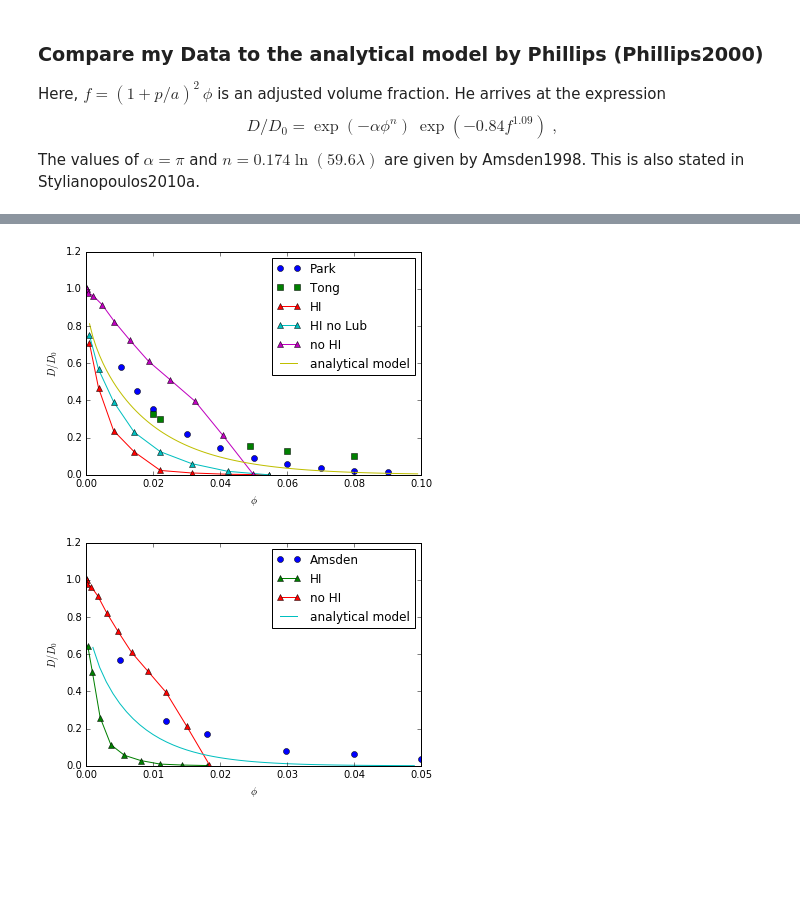
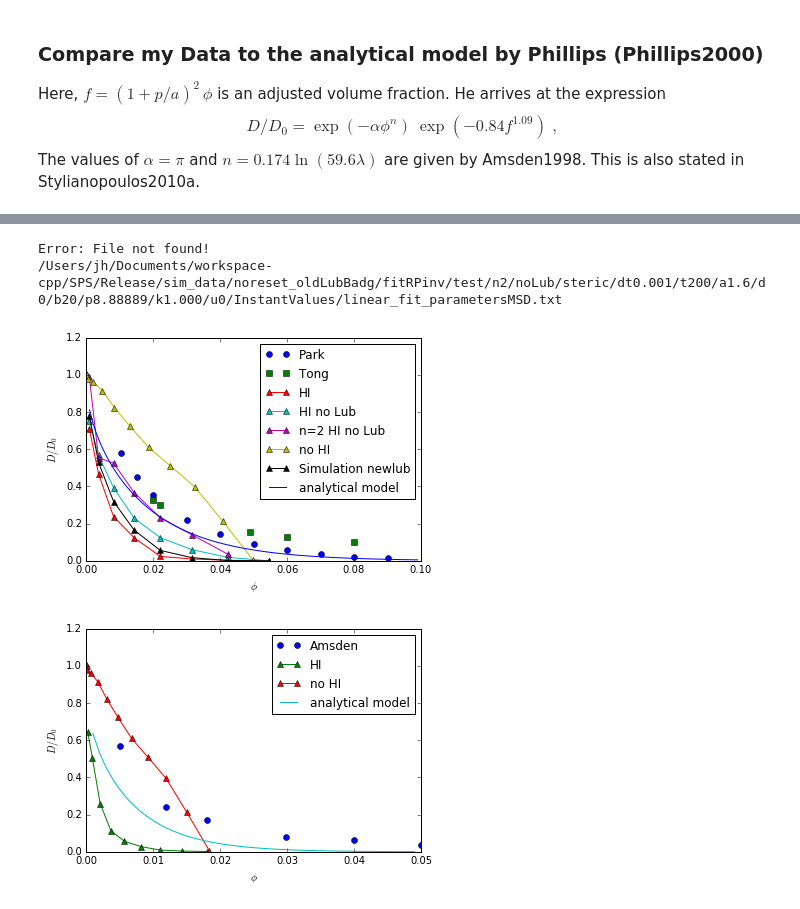
Before and after one commit to JohannHansing/iPythonNB, a Jupyter notebook: HIforBD/ExperimentalData.ipynb, the cells around one changed output, grey strips where cells are left out. Cells and saved outputs as stored; diff of their text form; code cells hidden in the pictures; blank space fills up the shorter version.

```diff
--- a/HIforBD/ExperimentalData.ipynb
+++ b/HIforBD/ExperimentalData.ipynb
@@ -21,7 +21,7 @@ def pltPrintPar():
 rootTP="/home/johann/Remote/imac"
 rootTP2="/home/johann/Remote2"
 rootMAC="/Users/jh"
-root=rootTP2
+root=rootMAC
 # %%
 def plotdataArr(dataArray,xlabel,lineArr,lineParam='',title='',linestyles='',setlog='',legendloc='upper center'):
     # color stuff: http://stackoverflow.com/questions/4971269/how-to-pick-a-new-color-for-each-plotted-line-within-a-figure-in-matplotlib
@@ -114,10 +114,13 @@ def getDataFile(fileName):
 #                 if str(lines[1]) != 'x':
 #                     JasonCionRep.append(lines[0:4])
 # %%
-def getSimDataDop(aArr,aop,dt='0.001',trigger='',newlub=False):
-    folder= root + "/Documents/workspace-cpp/SPS/Release/sim_data/noreset/fitRPinv/"+trigger+"/dt"+dt+"/t200"
+def getSimDataDop(aArr,aop,dt='0.001',trigger='',newlub=False,n=1):
+    folder= root + "/Documents/workspace-cpp/SPS/Release/sim_data/noreset_oldLubBadg/fitRPinv/"+trigger+"/dt"+dt+"/t200"
     if newlub == True:
-        folder= root + "/Documents/workspace-cpp/SPS/Release/sim_data/newlub/noreset/fitRPinv/"+trigger+"/dt"+dt+"/t200"
+        folder= root + "/Documents/workspace-cpp/SPS/Release/sim_data/noreset/fitRPinv/"+trigger+"/dt"+dt+"/t200"
+    b=10
+    if n!=1:
+        b=n*10
     data = []
     for j, a in enumerate(aArr):
         astr=str(a).rstrip('0').rstrip(".")
@@ -127,7 +130,7 @@ def getSimDataDop(aArr,aop,dt='0.001',trigger='',newlub=False):
         pstr=pstr.rstrip('0').rstrip(".")
         a=(float(a)/10.)                 # make p value p/b
         p=p/10.
-        file=os.path.join(folder, adir,'d0/b10/p'+pstr+'/k1.000/u0/InstantValues/linear_fit_parametersMSD.txt')
+        file=os.path.join(folder, adir,'d0/b'+str(b)+'/p'+pstr+'/k1.000/u0/InstantValues/linear_fit_parametersMSD.txt')
         #print(file)
         if os.path.isfile(file):
             #print(file)
@@ -187,18 +199,2 @@ plt.show()
 # %% [markdown]
 ### Test noLub
-# %%
-fileName="dataParkFig2.csv"
-aop=0.18
-ExpData=getDataFile(fileName)
-fileName="dataTongFig2.csv"
-aop=0.18
-ExpData2=getDataFile(fileName)
-aArr=np.asarray([0.2, 0.4, 0.6, 0.8, 1, 1.2, 1.4, 1.6])
-SimData=getSimDataDop(aArr,aop,trigger='noLub/steric')
-plt.plot(ExpData[:,0],ExpData[:,1],'o',label='Park')
-plt.plot(ExpData2[:,0],ExpData2[:,1],'s',label='Tong')
-plt.plot(phi(aArr/10.),SimData[:,1]/6.,'^-',label='Simulation')
-plt.xlabel(r'$\phi$')
-plt.ylabel(r'$D/D_0$')
-plt.legend()
-plt.show()
@@ -248,36 +245,45 @@ def getTriggerData(triggerArr,U0=0):
                 p='%g'%(float(p)/10)                 # make p value p/b
                 with open(file, 'r') as fitf:
                     m = (fitf.readline().split('m')[1]).split()[0]
-                data.append([float(p)+a/10.,float(m)]) #the [:-1] serves to cut the linebreak '\n' from the string m.
+                data.append([float(p),float(m)]) #the [:-1] serves to cut the linebreak '\n' from the string m.
         dataArr.append(np.array(sorted(data)))
     return dataArr, triggerNameArr
 triggerArr = ['normal']
 SimData, dummy = getTriggerData(triggerArr)
 SimDataNoHI = SimData[0]
 aop=0.18
 aArrNoHI = np.array([p/(1+1/aop) for p in SimDataNoHI[:,0]]) # in no HI model we use p_eff = a + p = a + a/aop
 # HI data
 aArr=np.asarray([0.2, 0.4, 0.6, 0.8, 1, 1.2, 1.4, 1.6])
 SimData=getSimDataDop(aArr,aop)
 # HI noLub data
 SimDataNoLub=getSimDataDop(aArr,aop,trigger='noLub/steric')
+# n=2: HI noLub data
+aArrn2=np.asarray([0.2, 0.4, 0.6, 0.8, 1, 1.2, 1.4])
+SimDatan2NoLub=getSimDataDop(aArr,aop,trigger='test/n2/noLub/steric',n=2)
 fileName="dataParkFig2.csv"
 ExpData=getDataFile(fileName)
 fileName="dataTongFig2.csv"
 ExpData2=getDataFile(fileName)
+SimDatanewlub=getSimDataDop(aArr,aop,newlub=True)
 plt.plot(ExpData[:,0],ExpData[:,1],'o',label='Park')
 plt.plot(ExpData2[:,0],ExpData2[:,1],'s',label='Tong')
 plt.plot(phi(aArr/10.),SimData[:,1]/6.,'^-',label='HI')
 plt.plot(phi(aArr/10.),SimDataNoLub[:,1]/6.,'^-',label='HI no Lub')
+plt.plot(phi(aArrn2/10.),SimDatan2NoLub[:,1]/6.,'^-',label='n=2 HI no Lub')
 plt.plot(phi(aArrNoHI),SimDataNoHI[:,1]/6.,'^-',label='no HI')
+plt.plot(phi(aArr/10.),SimDatanewlub[:,1]/6.,'^-',label='Simulation newlub')
+# ANALYTICAL
 phitest = np.arange(0.001,0.1,0.001)
 plt.plot(phitest,phillipsDD0(phitest,aop),label='analytical model')
 plt.xlabel(r'$\phi$')
 plt.ylabel(r'$D/D_0$')
 plt.legend()
 plt.show()
 # %% [output]
+Error: File not found!
+/Users/jh/Documents/workspace-cpp/SPS/Release/sim_data/noreset_oldLubBadg/fitRPinv/test/n2/noLub/steric/dt0.001/t200/a1.6/d0/b20/p8.88889/k1.000/u0/InstantValues/linear_fit_parametersMSD.txt
-[figure, old version]
+[figure, new version]
 # %%
 triggerArr = ['normal']
 SimData, dummy = getTriggerData(triggerArr)
```
Also changed, not shown: parts of 18 cells of this notebook, 6 other files.
